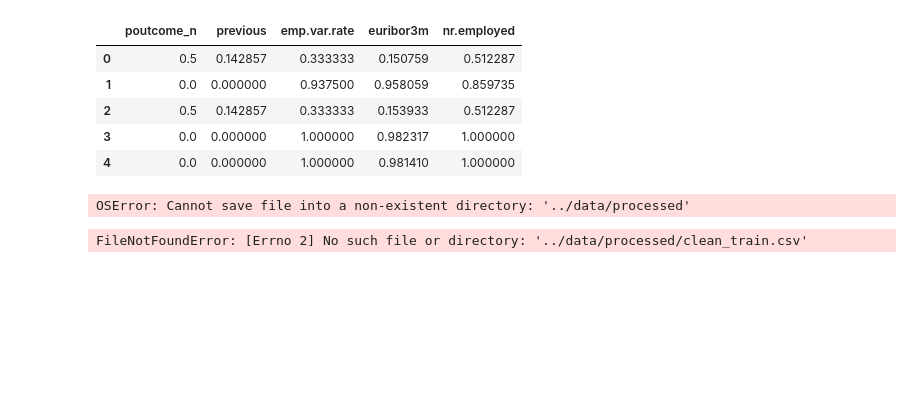
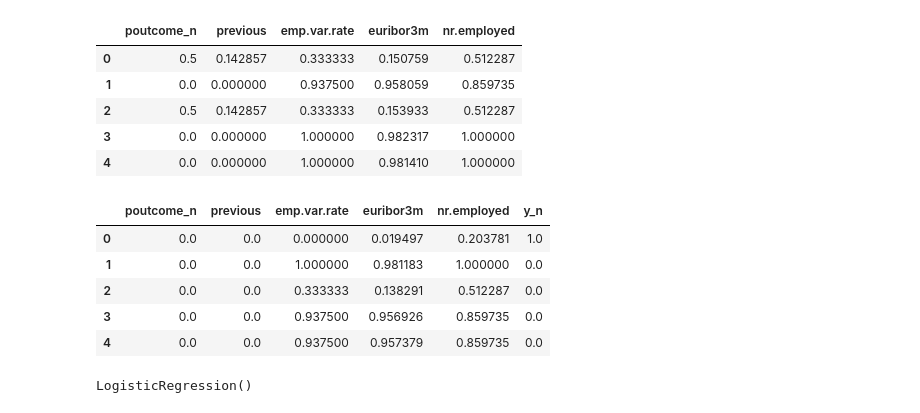
Before and after one commit to sngando88/logistic-regression-project-tutorial, a Jupyter notebook: explorer.ipynb, the cells around one changed output. Cells and saved outputs as stored; diff of their text form; code cells hidden in the pictures; blank space fills up the shorter version.

```diff
--- a/explorer.ipynb
+++ b/explorer.ipynb
@@ -130,14 +130,17 @@ X_test_sel.head()
 # %%
 X_train_sel["y_n"] = list(y_train)
 X_test_sel["y_n"] = list(y_test)
-X_train_sel.to_csv("../data/processed/clean_train.csv", index = False)
-X_test_sel.to_csv("../data/processed/clean_test.csv", index = False)
+X_train_sel.to_csv("clean_train.csv", index = False)
+X_test_sel.to_csv("clean_test.csv", index = False)
-# %% [output]
-OSError: Cannot save file into a non-existent directory: '../data/processed'
 # %%
-train_data = pd.read_csv("../data/processed/clean_train.csv")
-test_data = pd.read_csv("../data/processed/clean_test.csv")
+train_data = pd.read_csv("clean_train.csv")
+test_data = pd.read_csv("clean_test.csv")
 
 train_data.head()
 # %% [output]
-FileNotFoundError: [Errno 2] No such file or directory: '../data/processed/clean_train.csv'
+|  | poutcome_n | previous | emp.var.rate | euribor3m | nr.employed | y_n |
+| 0 | 0.0 | 0.0 | 0.000000 | 0.019497 | 0.203781 | 1.0 |
+| 1 | 0.0 | 0.0 | 1.000000 | 0.981183 | 1.000000 | 0.0 |
+| 2 | 0.0 | 0.0 | 0.333333 | 0.138291 | 0.512287 | 0.0 |
+| 3 | 0.0 | 0.0 | 0.937500 | 0.956926 | 0.859735 | 0.0 |
+| 4 | 0.0 | 0.0 | 0.937500 | 0.957379 | 0.859735 | 0.0 |
@@ -143,0 +154,5 @@ FileNotFoundError: [Errno 2] No such file or directory: '../data/processed/clean
+# %%
+log_reg_model = LogisticRegression()
+log_reg_model.fit(X_train, y_train)
+# %% [output]
+LogisticRegression()
```
Also changed, not shown: parts of 8 cells of this notebook, 2 other files.
